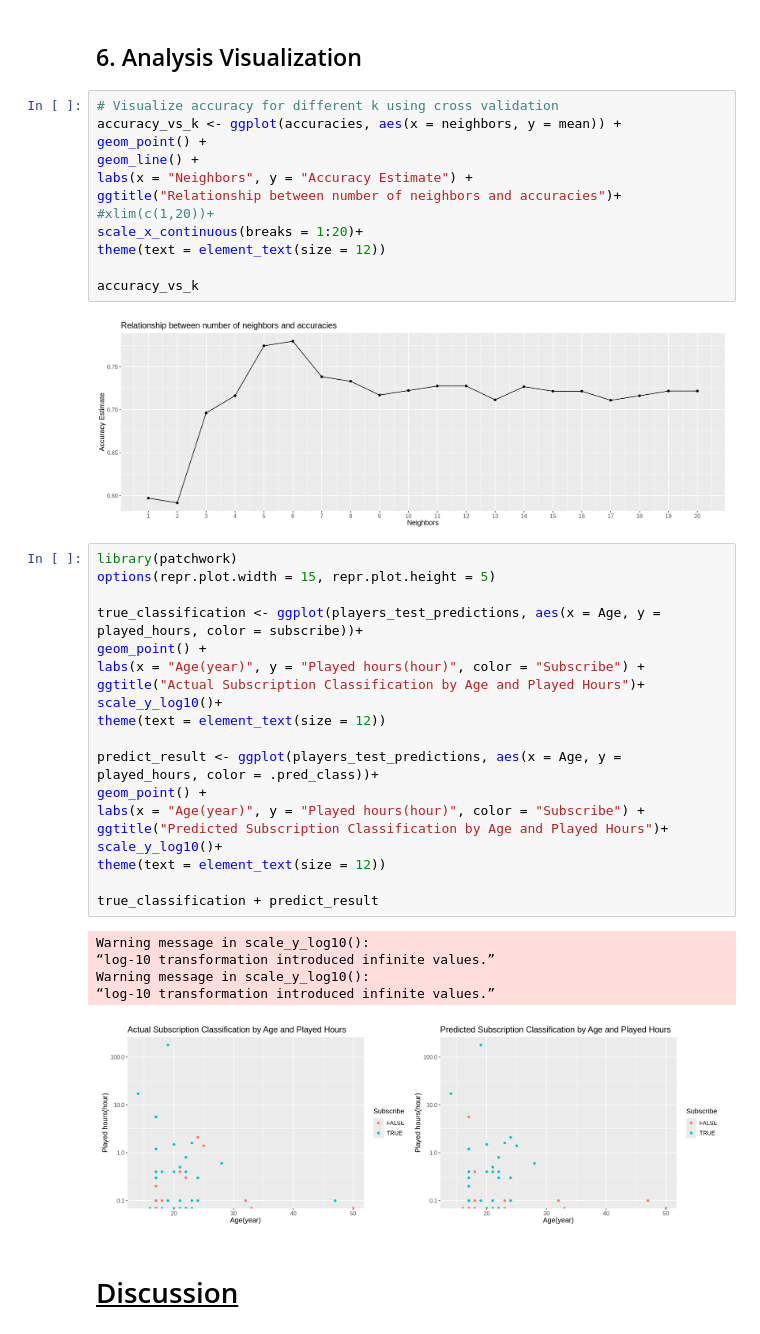
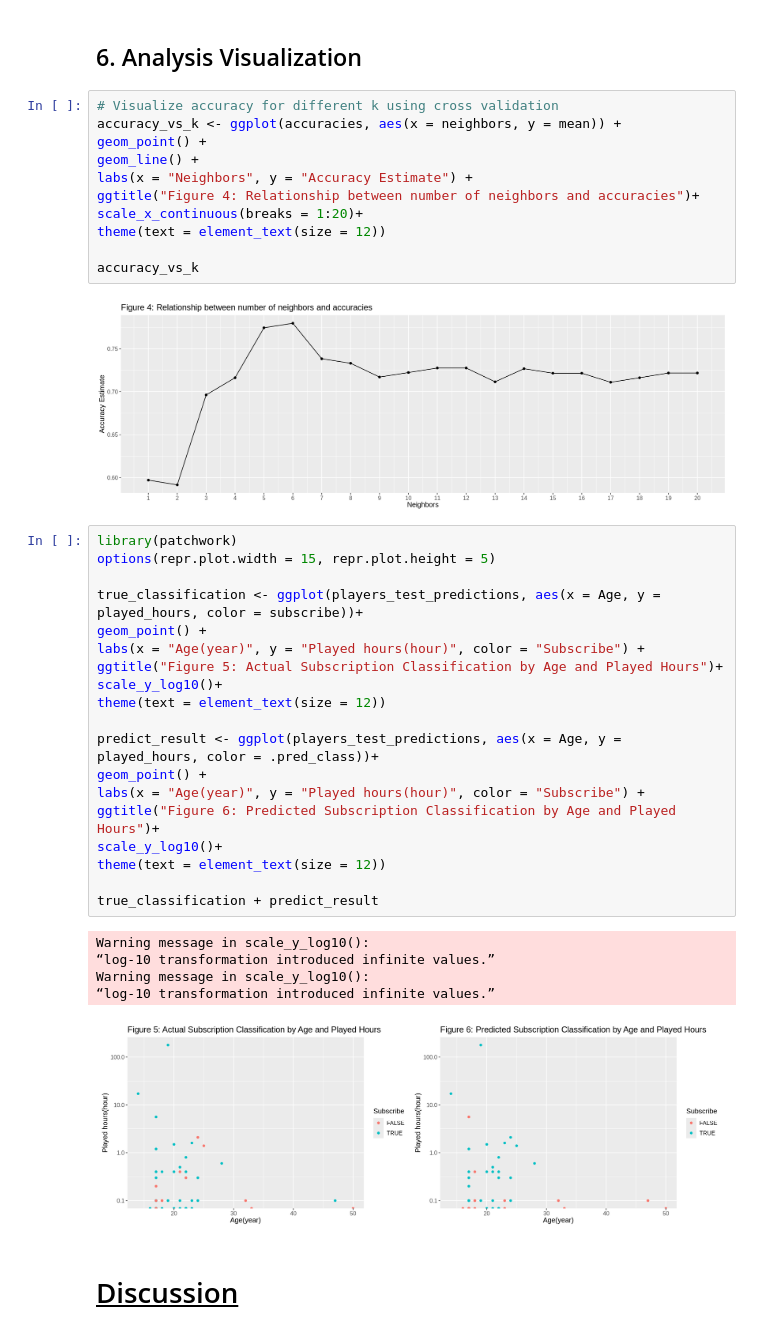
Before and after one commit to vichen15/dsci100-004-30-final-project, a Jupyter notebook: dsci100-004-30-final-project.ipynb, the cells around one changed output. Saved outputs shown, nothing was run; the diff lists cells and outputs as text.

```diff
--- a/dsci100-004-30-final-project.ipynb
+++ b/dsci100-004-30-final-project.ipynb
@@ -347,39 +347,38 @@ accuracy_vs_k <- ggplot(accuracies, aes(x = neighbors, y = mean)) +
 geom_point() +
 geom_line() +
 labs(x = "Neighbors", y = "Accuracy Estimate") +
-ggtitle("Relationship between number of neighbors and accuracies")+
-#xlim(c(1,20))+
+ggtitle("Figure 4: Relationship between number of neighbors and accuracies")+
 scale_x_continuous(breaks = 1:20)+
 theme(text = element_text(size = 12))
 
 accuracy_vs_k
 # %% [output]
-[figure, old version]
+[figure, new version]
 # %%
 library(patchwork)
 options(repr.plot.width = 15, repr.plot.height = 5)
 
 true_classification <- ggplot(players_test_predictions, aes(x = Age, y = played_hours, color = subscribe))+
 geom_point() +
 labs(x = "Age(year)", y = "Played hours(hour)", color = "Subscribe") +
-ggtitle("Actual Subscription Classification by Age and Played Hours")+
+ggtitle("Figure 5: Actual Subscription Classification by Age and Played Hours")+
 scale_y_log10()+
 theme(text = element_text(size = 12))
 
 predict_result <- ggplot(players_test_predictions, aes(x = Age, y = played_hours, color = .pred_class))+
 geom_point() +
 labs(x = "Age(year)", y = "Played hours(hour)", color = "Subscribe") +
-ggtitle("Predicted Subscription Classification by Age and Played Hours")+
+ggtitle("Figure 6: Predicted Subscription Classification by Age and Played Hours")+
 scale_y_log10()+
 theme(text = element_text(size = 12))
 
 true_classification + predict_result
 # %% [output]
 Warning message in scale_y_log10():
 “log-10 transformation introduced infinite values.”
 Warning message in scale_y_log10():
 “log-10 transformation introduced infinite values.”
-[figure, old version]
+[figure, new version]
 # %% [markdown]
 # <u>Discussion<u>
 # %% [markdown]
```
Also changed, not shown: parts of 5 cells of this notebook.
